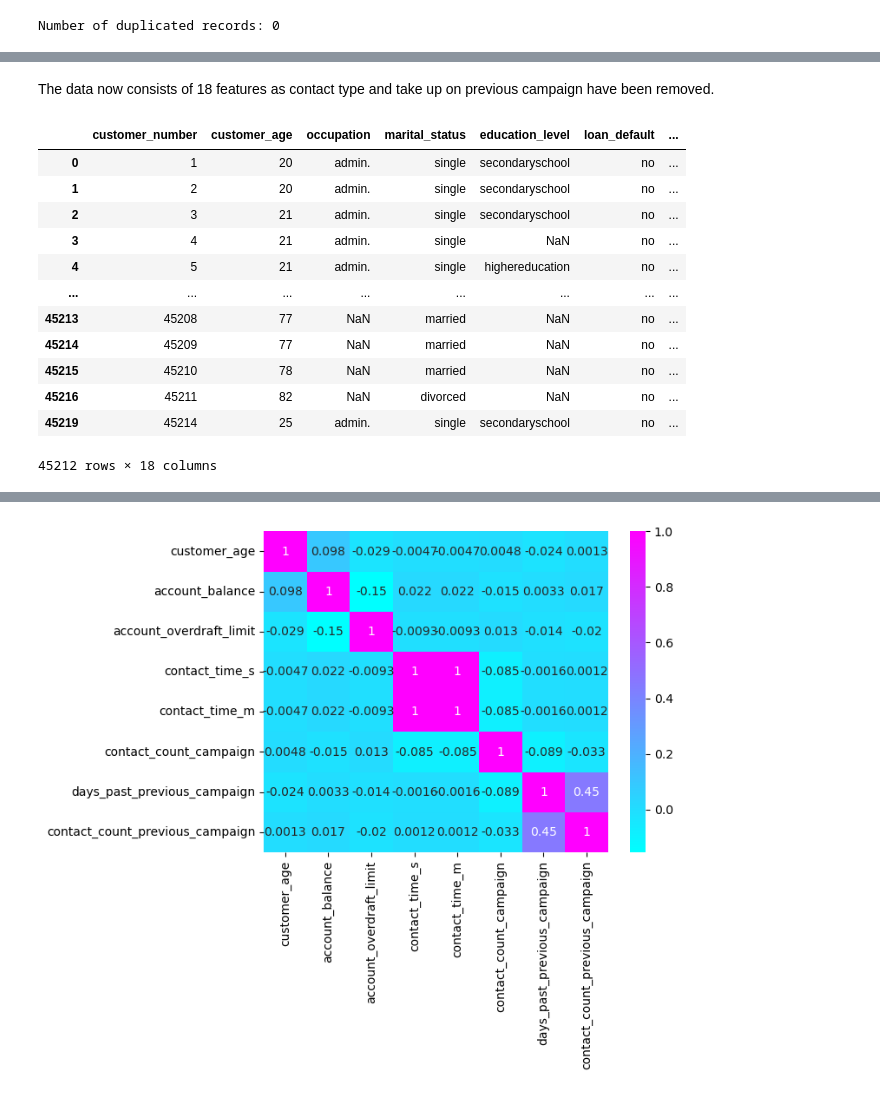
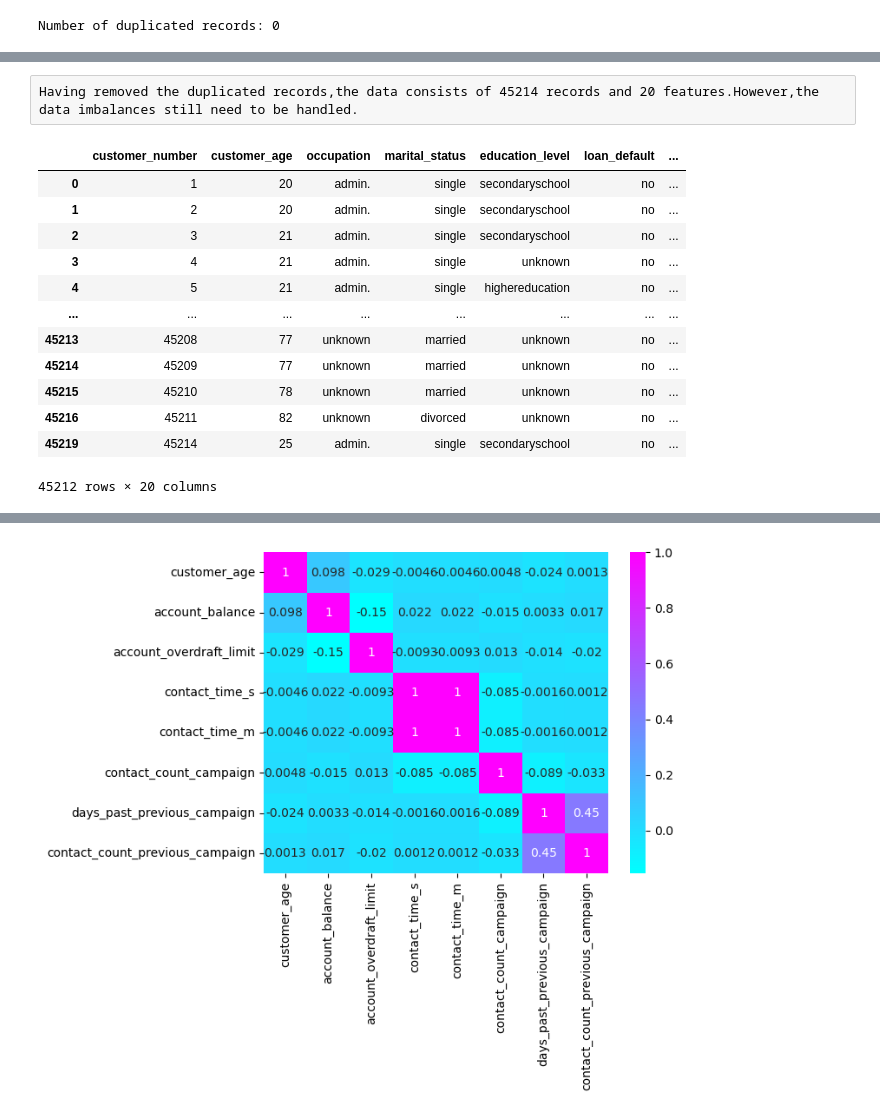
Before and after one commit to Rofhiwa33/Digital-Marketing-Project, a Jupyter notebook: model-dev.ipynb, the cells around one changed output, grey strips where cells are left out. Saved outputs shown, nothing was run; the diff lists cells and outputs as text; code cells hidden in the pictures.

```diff
--- a/model-dev.ipynb
+++ b/model-dev.ipynb
@@ -13,0 +15,8 @@ Bank_Data = pd.read_excel(path)
+# %%
+#Read in the data
+Bank_Data = pd.read_excel('C:\\Users\\deemp\\OneDrive\\Attachments\\STA 761\\Bank_Data.xlsx')
+
+#Bank_Data = pd.read_excel('STA761_ResearchProject2024_Bank_Data.xlsx')
+
+#How the data looks
+Bank_Data.head
@@ -98,3 +125,0 @@ Having removed the duplicated records,the data consists of 45214 records and 20
-# %%
-# Replace 'unknown' responses with NaN (in order to be identified as missing)
-Bank_Data_2.replace('unknown', np.nan, inplace=True)
@@ -174,27 +126,27 @@ memory usage: 6.6+ MB
-# %% [markdown]
-The data now consists of 18 features as contact type and take up on previous campaign have been removed.
+# %% [raw]
+Having removed the duplicated records,the data consists of 45214 records and 20 features.However,the data imbalances still need to be handled.
 # %%
 #Handling Unrealistic Customer Age Range
 # Define realistic age range (18 to 100)
 min_age = 18
 max_age = 100
 
 # Filter out rows with unrealistic customer_age values
-Bank_Data_3 = Bank_Data_2_dropped[(Bank_Data_2_dropped['customer_age'] >= min_age) & (Bank_Data_2_dropped['customer_age'] <= max_age)]
+Bank_Data_3 = Bank_Data_2[(Bank_Data_2['customer_age'] >= min_age) & (Bank_Data_2['customer_age'] <= max_age)]
 
 #Visualize the data
 Bank_Data_3
 # %% [output]
 |  | customer_number | customer_age | occupation | marital_status | education_level | loan_default | ... |
 | 0 | 1 | 20 | admin. | single | secondaryschool | no | ... |
 | 1 | 2 | 20 | admin. | single | secondaryschool | no | ... |
 | 2 | 3 | 21 | admin. | single | secondaryschool | no | ... |
-| 3 | 4 | 21 | admin. | single | NaN | no | ... |
+| 3 | 4 | 21 | admin. | single | unknown | no | ... |
 | 4 | 5 | 21 | admin. | single | highereducation | no | ... |
 | ... | ... | ... | ... | ... | ... | ... | ... |
-| 45213 | 45208 | 77 | NaN | married | NaN | no | ... |
-| 45214 | 45209 | 77 | NaN | married | NaN | no | ... |
-| 45215 | 45210 | 78 | NaN | married | NaN | no | ... |
-| 45216 | 45211 | 82 | NaN | divorced | NaN | no | ... |
+| 45213 | 45208 | 77 | unknown | married | unknown | no | ... |
+| 45214 | 45209 | 77 | unknown | married | unknown | no | ... |
+| 45215 | 45210 | 78 | unknown | married | unknown | no | ... |
+| 45216 | 45211 | 82 | unknown | divorced | unknown | no | ... |
 | 45219 | 45214 | 25 | admin. | single | secondaryschool | no | ... |
-45212 rows × 18 columns
+45212 rows × 20 columns
```
Also changed, not shown: parts of 141 cells of this notebook, 1 other file.
